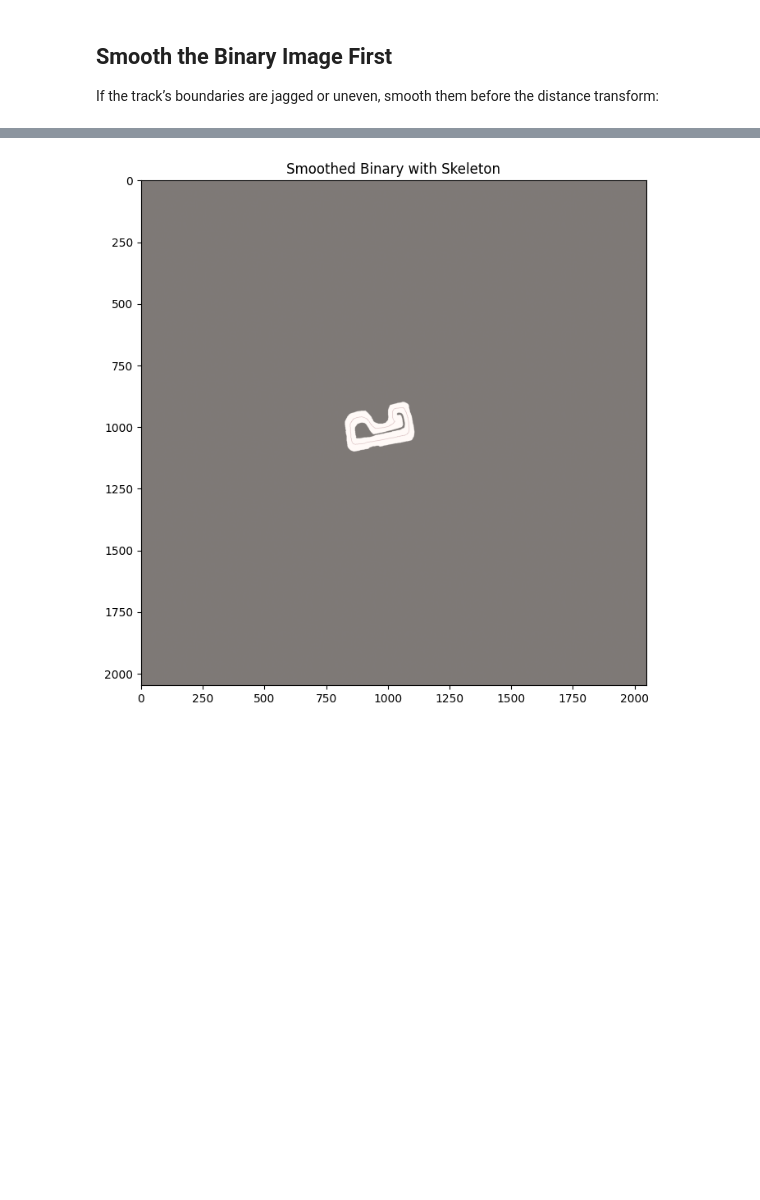
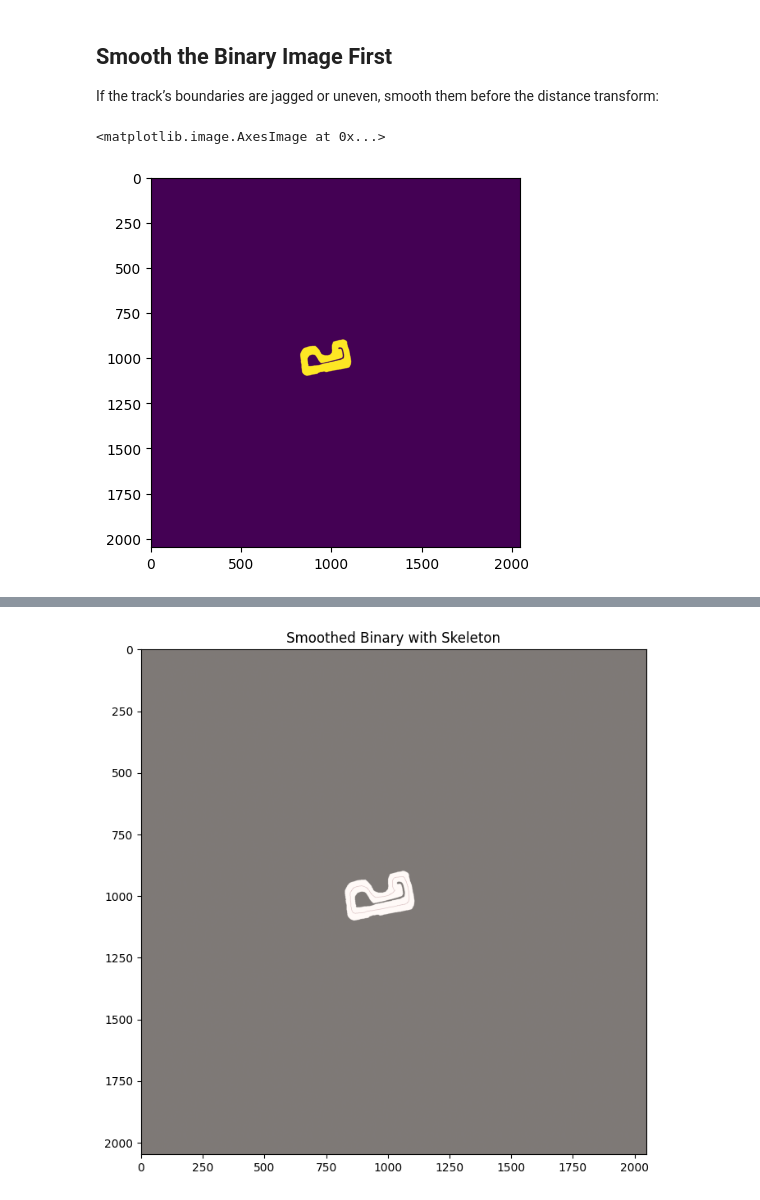
Before and after one commit to anjrew/race-lines-optimization, a Jupyter notebook: notebooks/track_coordinates.ipynb, the cells around one changed output, grey strips where cells are left out. Drawn from its saved outputs; the diff is of its cells as text; code cells hidden in the pictures; blank space fills up the shorter version.

```diff
--- a/notebooks/track_coordinates.ipynb
+++ b/notebooks/track_coordinates.ipynb
@@ -506,3 +209,12 @@ Skeleton pixels: 743
 ## Smooth the Binary Image First
 
 If the track’s boundaries are jagged or uneven, smooth them before the distance transform:
+# %%
+# Smooth binary to even out boundaries
+binary_smoothed = cv2.GaussianBlur(binary, (5, 5), 0)
+_, binary_smoothed = cv2.threshold(binary_smoothed, 127, 255, cv2.THRESH_BINARY)
+
+plt.imshow(binary_smoothed)
+# %% [output]
+<matplotlib.image.AxesImage at 0x...>
+[figure, added]
```
Also changed, not shown: parts of 42 cells of this notebook, 2 other files.
